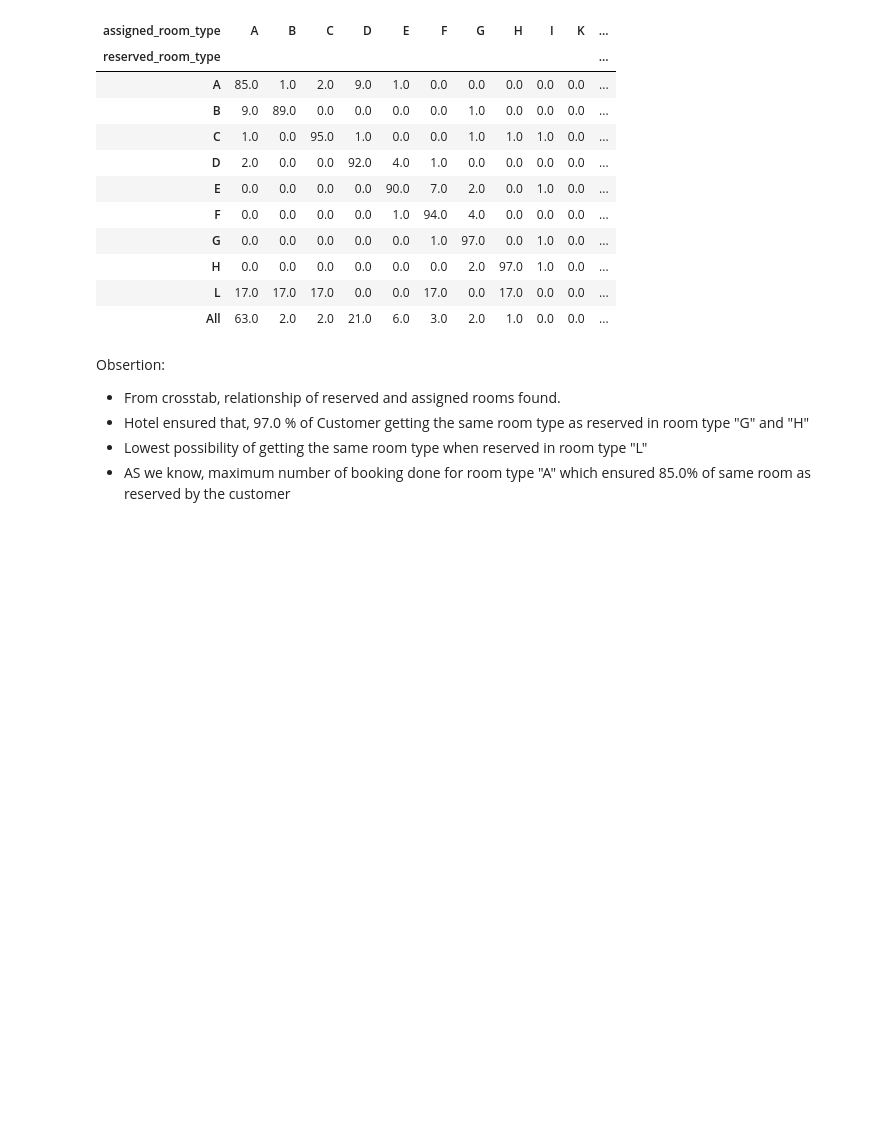
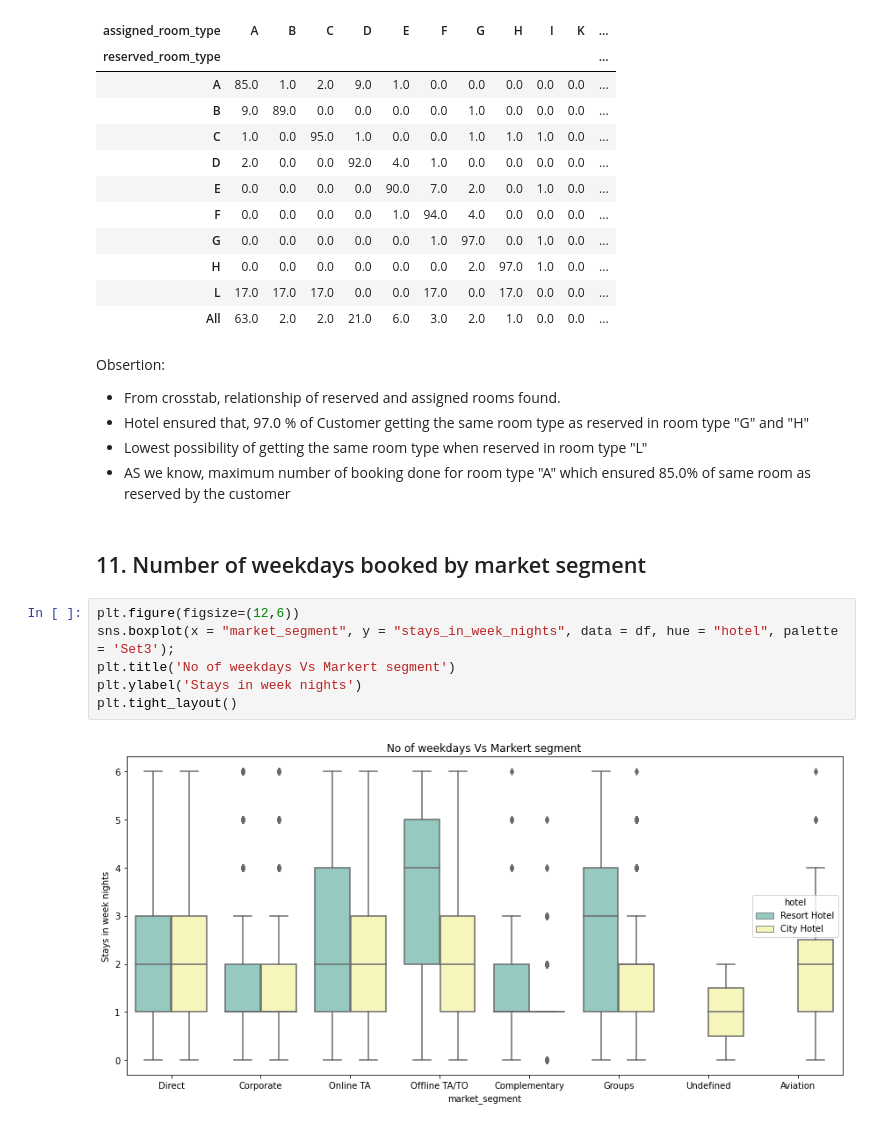
Before and after one commit to ArunPrasath1205/Exploratory-Data-Analysis-on-Hotel-Booking, a Jupyter notebook: Hotel_Bookings_analysis_G_AP.ipynb, the cells around one changed output. Drawn from its saved outputs; the diff is of its cells as text; blank space fills up the shorter version.

```diff
--- a/Hotel_Bookings_analysis_G_AP.ipynb
+++ b/Hotel_Bookings_analysis_G_AP.ipynb
@@ -642,3 +642,13 @@ Obsertion:
 * Hotel ensured that, 97.0 % of Customer getting the same room type as reserved in room type "G" and "H"
 * Lowest possibility of getting the same room type when reserved in room type "L"
 * AS we know, maximum number of booking done for room type "A" which ensured 85.0% of same room as reserved by the customer
+# %% [markdown]
+## 11. Number of weekdays booked by market segment
+# %%
+plt.figure(figsize=(12,6))
+sns.boxplot(x = "market_segment", y = "stays_in_week_nights", data = df, hue = "hotel", palette = 'Set3');
+plt.title('No of weekdays Vs Markert segment')
+plt.ylabel('Stays in week nights')
+plt.tight_layout()
+# %% [output]
+[figure, added]
```
Also changed, not shown: parts of 10 cells of this notebook.
